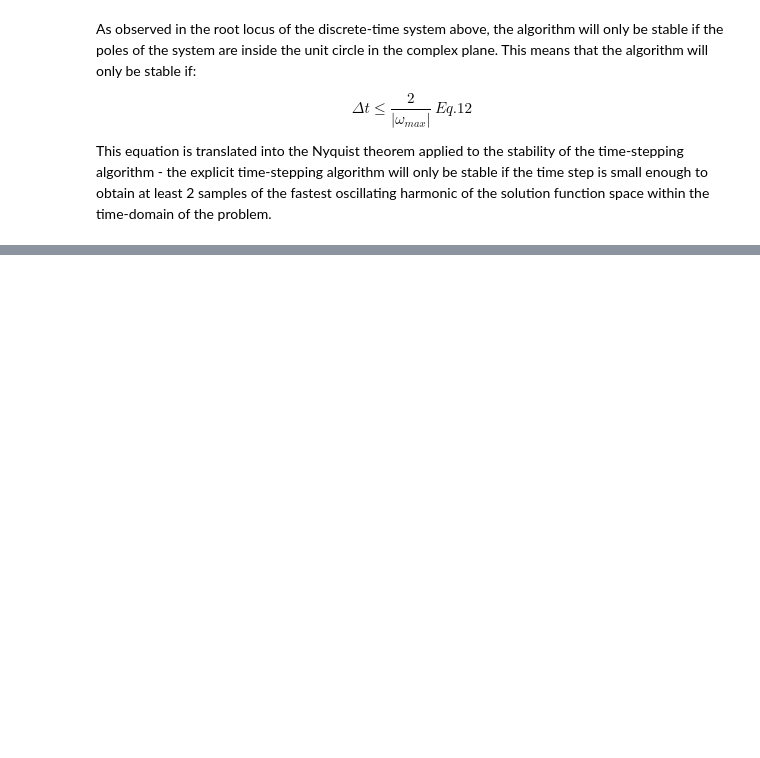
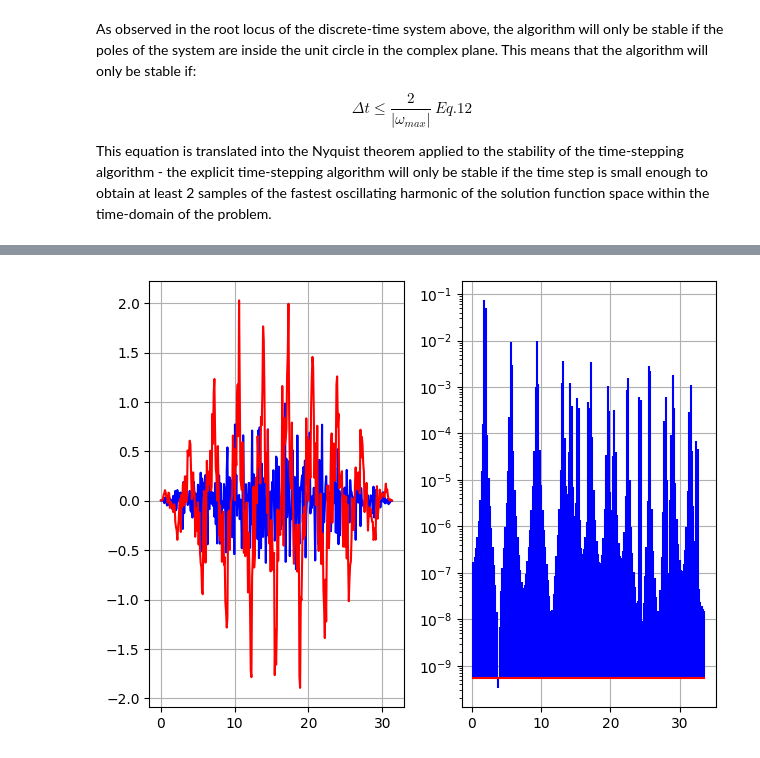
Before and after one commit to das-dias/computational-electromagnetics, a Jupyter notebook: computational_electromagnetics/ch4_eigenvals.ipynb, the cells around one changed output, grey strips where cells are left out. Drawn from its saved outputs; the diff is of its cells as text; code cells hidden in the pictures; blank space fills up the shorter version.

Commit message:
Eigen values computations for Time-Domain and Frequency-domain finite-difference algorithms.

```diff
--- a/computational_electromagnetics/ch4_eigenvals.ipynb
+++ b/computational_electromagnetics/ch4_eigenvals.ipynb
@@ -254,0 +290,17 @@ This equation is translated into the Nyquist theorem applied to the stability of
+# %%
+import numpy as np
+import scipy as sp
+from numpy.fft import fft, fftfreq, fftshift
+import matplotlib.pyplot as plt
+from scipy.signal import hann, hamming, blackmanharris, blackman, gaussian, kaiser, cosine, parzen
+windows = {
+    "rectangular": lambda x, np: x,
+    "hanning": lambda x, np: x*hann(np),
+    "hamming": lambda x, np: x*hamming(np),
+    "blackmanharris": lambda x, np: x*blackmanharris(np),
+    "blackman": lambda x, np: x*blackman(np),
+    #"gaussian": lambda x, np: x*gaussian(np),
+    #"kaiser": lambda x, np: x*kaiser(np),
+    "cosine": lambda x, np: x*cosine(np),
+    "parzen": lambda x, np: x*parzen(np),
+}
@@ -254,0 +363,30 @@ This equation is translated into the Nyquist theorem applied to the stability of
+# %%
+nx = 2**5
+tt, s, ff, sf = compute_1d_wave(a=np.pi, tmax=20*np.pi, nx=nx, xobs=np.pi, window='cosine') # observe signal at the begining of the domain (left boundary)
+_, s2, _, sf2 = compute_1d_wave(a=np.pi, tmax=20*np.pi, nx=nx, xobs=np.pi/2, window='cosine') # observe signal halfway at the domain
+
+# plot
+fig, ax = plt.subplots(1,2)
+ax[0].plot(tt, s, 'b')
+ax[0].plot(tt, s2, 'r')
+ax[0].grid()
+
+#ax[1].plot(ff[ff>0]*2*np.pi, (sf*sf)[ff>0], 'b')
+#ax[1].plot(ff[ff>0]*2*np.pi, (sf2*sf2)[ff>0], 'r')
+
+markerline, _, _ = ax[1].stem(
+  ff[ff>0]*2*np.pi,
+  (sf2*sf2)[ff>0],
+  bottom=np.min((sf*sf)[ff>0]),
+  linefmt="b-",
+  markerfmt="none",
+  basefmt="r-",
+)
+markerline.set_markerfacecolor("none")
+
+ax[1].set_yscale('log')
+#ax[1].set_xlim([0.1, 50.0])
+ax[1].grid()
+fig.tight_layout()
+# %% [output]
+[figure, added]
```
Also changed, not shown: parts of 6 cells of this notebook.
